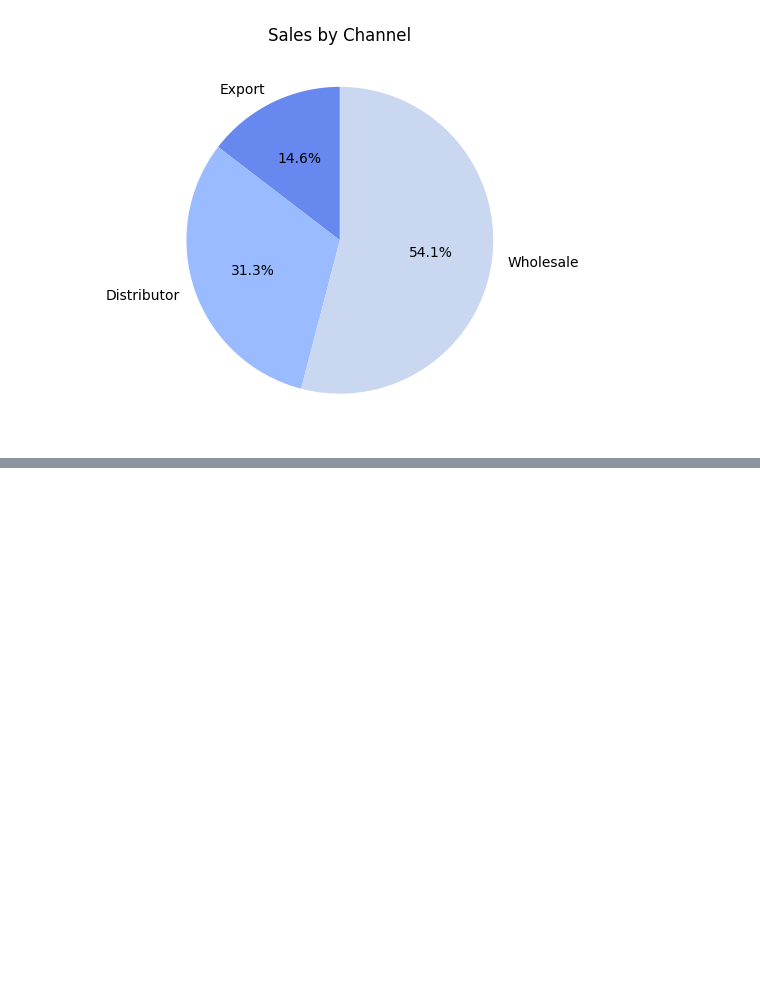
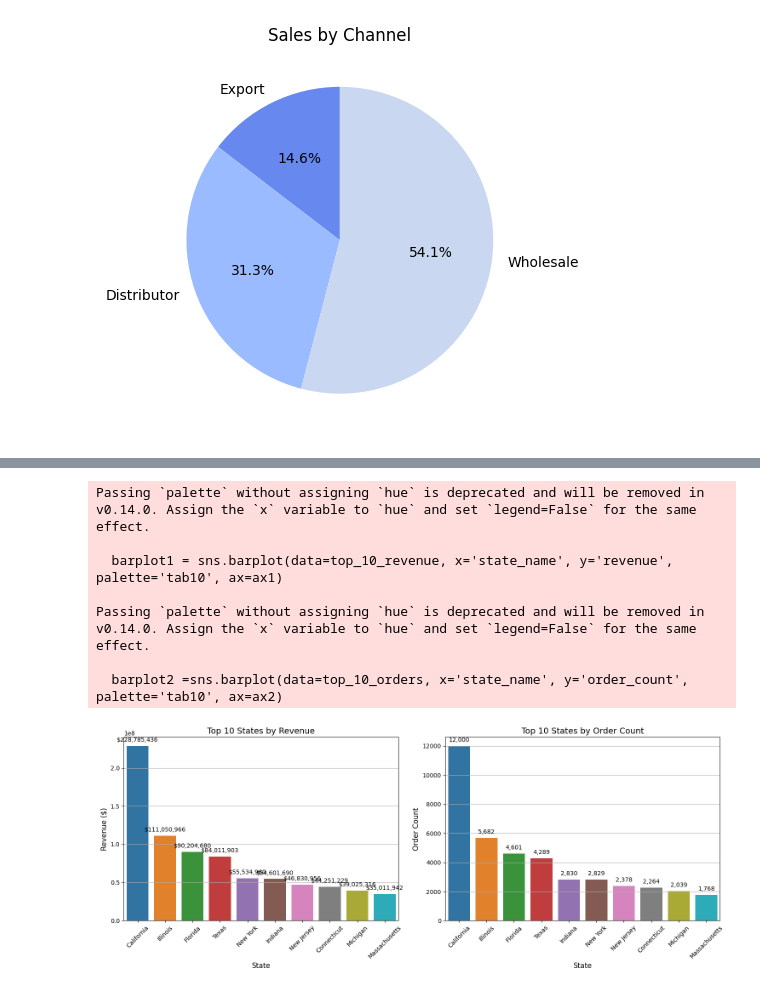
Before and after one commit to Madaranga/flipkart-regional-sales-analysis, a Jupyter notebook: FlipKarttt_Regional_Sales_Analysis.ipynb, the cells around one changed output, grey strips where cells are left out. Saved outputs shown, nothing was run; the diff lists cells and outputs as text; code cells hidden in the pictures; blank space fills up the shorter version.

```diff
--- a/FlipKarttt_Regional_Sales_Analysis.ipynb
+++ b/FlipKarttt_Regional_Sales_Analysis.ipynb
@@ -636,0 +691,56 @@ plt.show()
+# %%
+# Aggregate revenue and order count by state_name
+state_stats = df.groupby('state_name').agg(
+    revenue=('revenue', 'sum'),
+    order_count=('order_number', 'count')
+).reset_index()
+
+# Get top 10 states by revenue
+top_10_revenue =state_stats.sort_values(by='revenue', ascending=False).head(10)
+
+# Get top 10 states by order count
+top_10_orders = state_stats.sort_values(by='order_count', ascending=False).head(10)
+
+# Create subplots for revenue and order count
+fig, (ax1, ax2)=plt.subplots(1, 2, figsize=(15, 6), sharey=False)
+
+# Bar chart for top 10 states by revenue
+barplot1 = sns.barplot(data=top_10_revenue, x='state_name', y='revenue', palette='tab10', ax=ax1)
+for p in barplot1.patches:
+    barplot1.annotate(f'${p.get_height():,.0f}',
+                   (p.get_x()+p.get_width()/2.,p.get_height()),
+                   ha='center', va='bottom', fontsize=10, color='black',
+                   xytext=(0, 5), textcoords='offset points')
+ax1.set_title('Top 10 States by Revenue', fontsize=14)
+ax1.set_xlabel('State', fontsize=12)
+ax1.set_ylabel('Revenue ($)', fontsize=12)
+ax1.tick_params(axis='x', rotation=45, labelright=True)
+ax1.grid(True, axis='y')
+
+# Bar chart for top 10 states by order count
+barplot2 =sns.barplot(data=top_10_orders, x='state_name', y='order_count', palette='tab10', ax=ax2)
+for p in barplot2.patches:
+  barplot2.annotate(f'{int(p.get_height()):,}',
+                    (p.get_x()+p.get_width()/2.,p.get_height()),
+                    ha='center', va='bottom', fontsize=10, color='black',
+                    xytext=(0, 5), textcoords='offset points')
+ax2.set_title('Top 10 States by Order Count', fontsize=14)
+ax2.set_xlabel('State', fontsize=12)
+ax2.set_ylabel('Order Count', fontsize=12)
+ax2.tick_params(axis='x', rotation=45, labelright=True)
+ax2.grid(True,axis='y')
+
+# Adjust layout
+plt.tight_layout()
+
+# Show the plot
+plt.show()
+# %% [output]
+Passing `palette` without assigning `hue` is deprecated and will be removed in v0.14.0. Assign the `x` variable to `hue` and set `legend=False` for the same effect.
+
+  barplot1 = sns.barplot(data=top_10_revenue, x='state_name', y='revenue', palette='tab10', ax=ax1)
+
+Passing `palette` without assigning `hue` is deprecated and will be removed in v0.14.0. Assign the `x` variable to `hue` and set `legend=False` for the same effect.
+
+  barplot2 =sns.barplot(data=top_10_orders, x='state_name', y='order_count', palette='tab10', ax=ax2)
+[figure, added]
```
Also changed, not shown: parts of 5 cells of this notebook.
